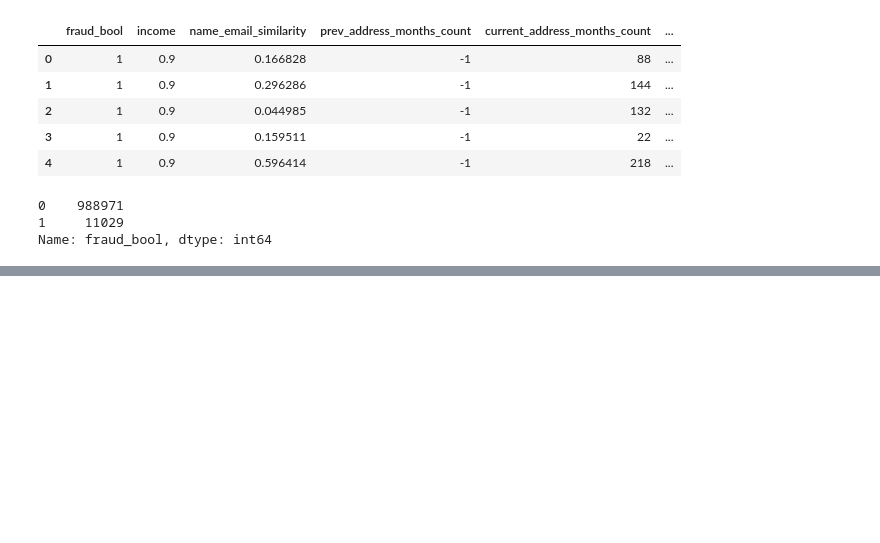
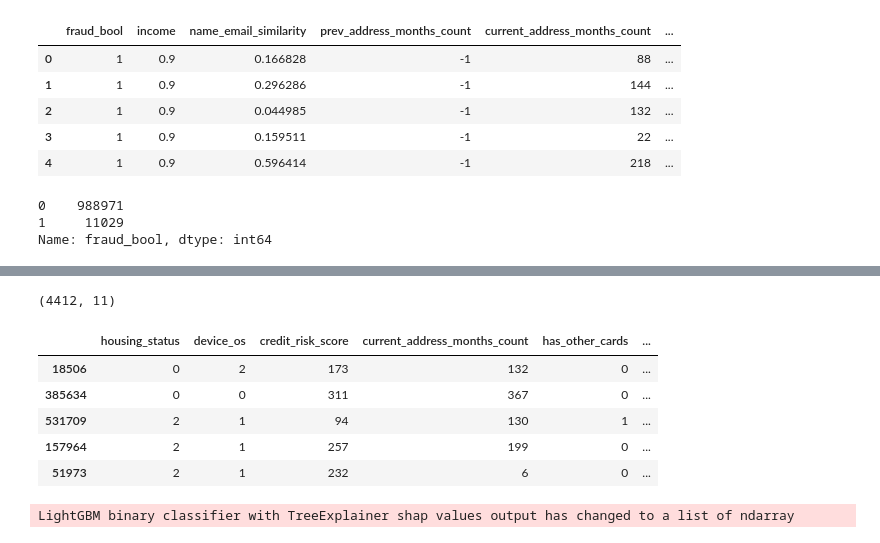
Before and after one commit to jbanerje/-dva_cse6242_intellifraud, a Jupyter notebook: notebooks/inference_sample.ipynb, the cells around one changed output, grey strips where cells are left out. Drawn from its saved outputs; the diff is of its cells as text; code cells hidden in the pictures; blank space fills up the shorter version.

```diff
--- a/notebooks/inference_sample.ipynb
+++ b/notebooks/inference_sample.ipynb
@@ -10,0 +11,19 @@ file_list = ['Base.csv', 'variant_1.csv', 'variant_2.csv', 'variant_3.csv', 'var
+# %%
+def map_categorical_column(df):
+
+    ''' Function to map the categorical columns '''
+
+    map_payment_type      = {'AA':0, 'AB':1, 'AC':2, 'AD':3, 'AE':4}
+    map_employment_status = {'CA':0, 'CB':1, 'CC':2, 'CD':3, 'CE':4,'CF':5,'CG':6}
+    map_housing_status    = {'BA':0, 'BB':1, 'BC':2, 'BD':3, 'BE':4,'BF':5,'BG':6}
+    map_source            = {'INTERNET':0,'TELEAPP':1}
+    map_device_os         = {'windows':0,'other':1,'linux':2,'macintosh':3,'x11':4}
+
+    # Updating the mapping in dataframe
+    # df["payment_type"]                 = df["payment_type"].map(map_payment_type)
+    # df["employment_status"]            = df["employment_status"].map(map_employment_status)
+    df["housing_status"]               = df["housing_status"].map(map_housing_status)
+    # df["source"]                       = df["source"].map(map_source)
+    df["device_os"]                    = df["device_os"].map(map_device_os)
+
+    return df
@@ -41,2 +108,18 @@ Name: fraud_bool, dtype: int64
+# %%
+display(X_test.shape)
+X_test.head()
+# %% [output]
+(4412, 11)
+|  | housing_status | device_os | credit_risk_score | current_address_months_count | has_other_cards | ... |
+| 18506 | 0 | 2 | 173 | 132 | 0 | ... |
+| 385634 | 0 | 0 | 311 | 367 | 0 | ... |
+| 531709 | 2 | 1 | 94 | 130 | 1 | ... |
+| 157964 | 2 | 1 | 257 | 199 | 0 | ... |
+| 51973 | 2 | 1 | 232 | 6 | 0 | ... |
 # %%
 classifier = joblib.load(f'../model/sample_1_1/LGBMClassifier.pkl')
+# %%
+explainer = shap.Explainer(classifier)
+shap_values = explainer.shap_values(X_test)
+# %% [output]
+LightGBM binary classifier with TreeExplainer shap values output has changed to a list of ndarray
```
Also changed, not shown: parts of 15 cells of this notebook, 1 other file.
